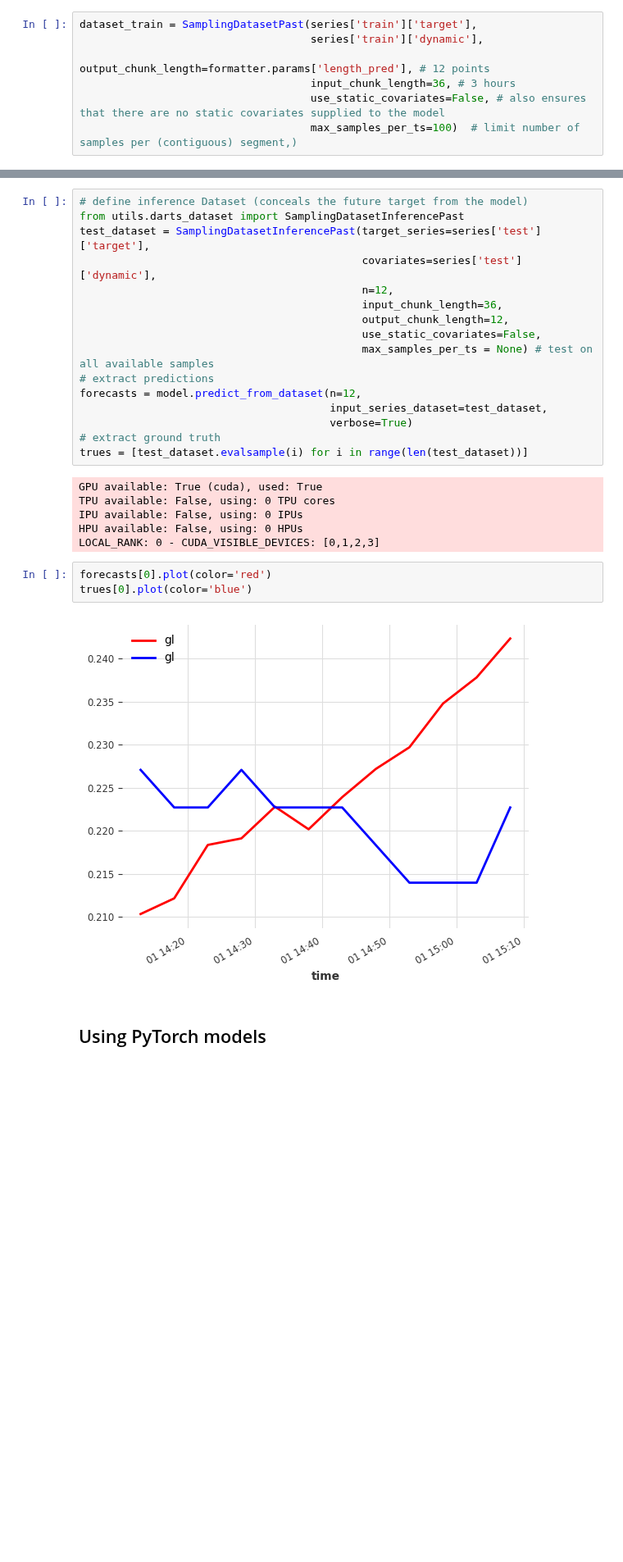
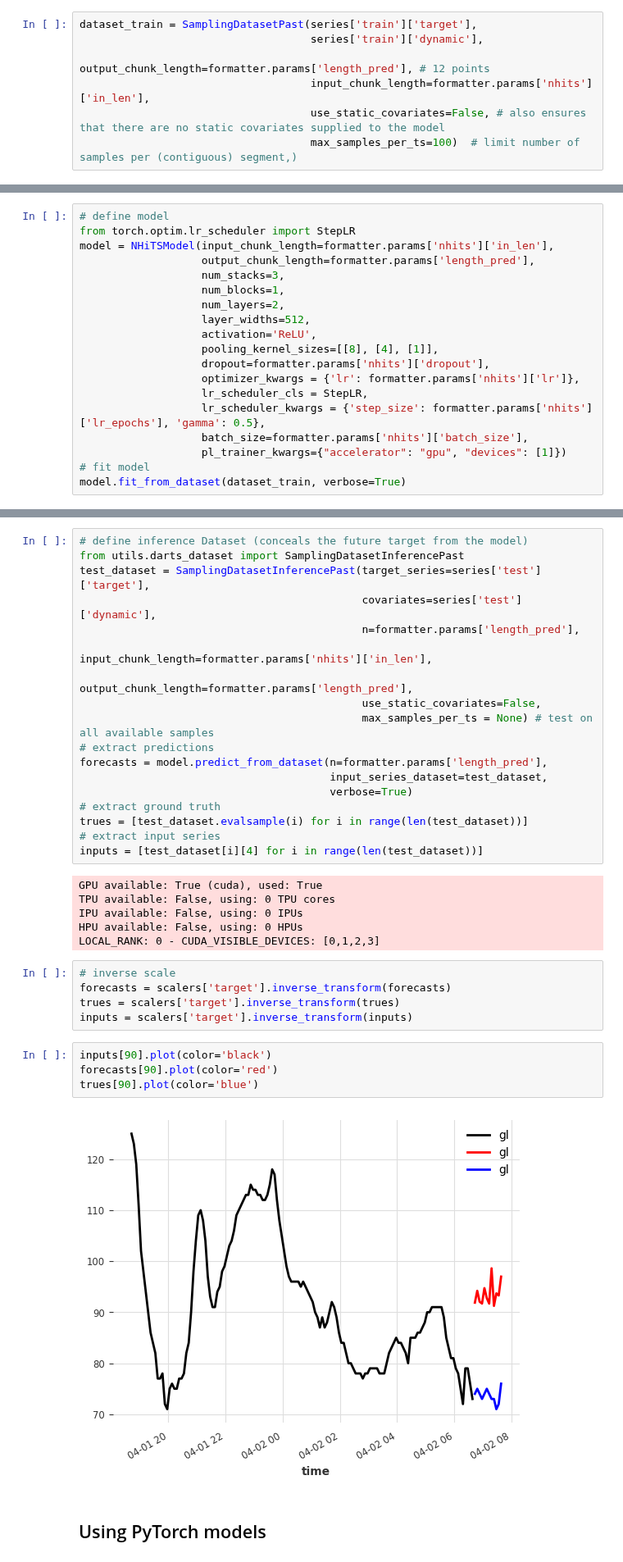
Before and after one commit to IrinaStatsLab/GlucoBench, a Jupyter notebook: example.ipynb, the cells around one changed output, grey strips where cells are left out. Shown at 82% size. Drawn from its saved outputs; the diff is of its cells as text; blank space fills up the shorter version.

Commit message:
Added an example of pure PyTorch model

```diff
--- a/example.ipynb
+++ b/example.ipynb
@@ -246,6 +228,6 @@ Data formatting complete.
 dataset_train = SamplingDatasetPast(series['train']['target'],
                                     series['train']['dynamic'],
                                     output_chunk_length=formatter.params['length_pred'], # 12 points
-                                    input_chunk_length=36, # 3 hours
+                                    input_chunk_length=formatter.params['nhits']['in_len'],
                                     use_static_covariates=False, # also ensures that there are no static covariates supplied to the model
                                     max_samples_per_ts=100)  # limit number of samples per (contiguous) segment,)
@@ -279,0 +234,19 @@ LOCAL_RANK: 0 - CUDA_VISIBLE_DEVICES: [0,1,2,3]
+# %%
+# define model
+from torch.optim.lr_scheduler import StepLR
+model = NHiTSModel(input_chunk_length=formatter.params['nhits']['in_len'],
+                   output_chunk_length=formatter.params['length_pred'],
+                   num_stacks=3,
+                   num_blocks=1,
+                   num_layers=2,
+                   layer_widths=512,
+                   activation='ReLU',
+                   pooling_kernel_sizes=[[8], [4], [1]],
+                   dropout=formatter.params['nhits']['dropout'],
+                   optimizer_kwargs = {'lr': formatter.params['nhits']['lr']},
+                   lr_scheduler_cls = StepLR,
+                   lr_scheduler_kwargs = {'step_size': formatter.params['nhits']['lr_epochs'], 'gamma': 0.5},
+                   batch_size=formatter.params['nhits']['batch_size'],
+                   pl_trainer_kwargs={"accelerator": "gpu", "devices": [1]})
+# fit model
+model.fit_from_dataset(dataset_train, verbose=True)
@@ -282,28 +275,36 @@ LOCAL_RANK: 0 - CUDA_VISIBLE_DEVICES: [0,1,2,3]
 from utils.darts_dataset import SamplingDatasetInferencePast
 test_dataset = SamplingDatasetInferencePast(target_series=series['test']['target'],
                                             covariates=series['test']['dynamic'],
-                                            n=12,
-                                            input_chunk_length=36,
-                                            output_chunk_length=12,
+                                            n=formatter.params['length_pred'],
+                                            input_chunk_length=formatter.params['nhits']['in_len'],
+                                            output_chunk_length=formatter.params['length_pred'],
                                             use_static_covariates=False,
                                             max_samples_per_ts = None) # test on all available samples
 # extract predictions
-forecasts = model.predict_from_dataset(n=12,
+forecasts = model.predict_from_dataset(n=formatter.params['length_pred'],
                                        input_series_dataset=test_dataset,
                                        verbose=True)
 # extract ground truth
 trues = [test_dataset.evalsample(i) for i in range(len(test_dataset))]
+# extract input series
+inputs = [test_dataset[i][4] for i in range(len(test_dataset))]
 # %% [output]
 GPU available: True (cuda), used: True
 TPU available: False, using: 0 TPU cores
 IPU available: False, using: 0 IPUs
 HPU available: False, using: 0 HPUs
 LOCAL_RANK: 0 - CUDA_VISIBLE_DEVICES: [0,1,2,3]
+# %%
+# inverse scale
+forecasts = scalers['target'].inverse_transform(forecasts)
+trues = scalers['target'].inverse_transform(trues)
+inputs = scalers['target'].inverse_transform(inputs)
 # %%
-forecasts[0].plot(color='red')
-trues[0].plot(color='blue')
+inputs[90].plot(color='black')
+forecasts[90].plot(color='red')
+trues[90].plot(color='blue')
 # %% [output]
-[figure, old version]
+[figure, new version]
 # %% [markdown]
 ## Using PyTorch models
 # %% [markdown]
```
Also changed, not shown: parts of 11 cells of this notebook.
